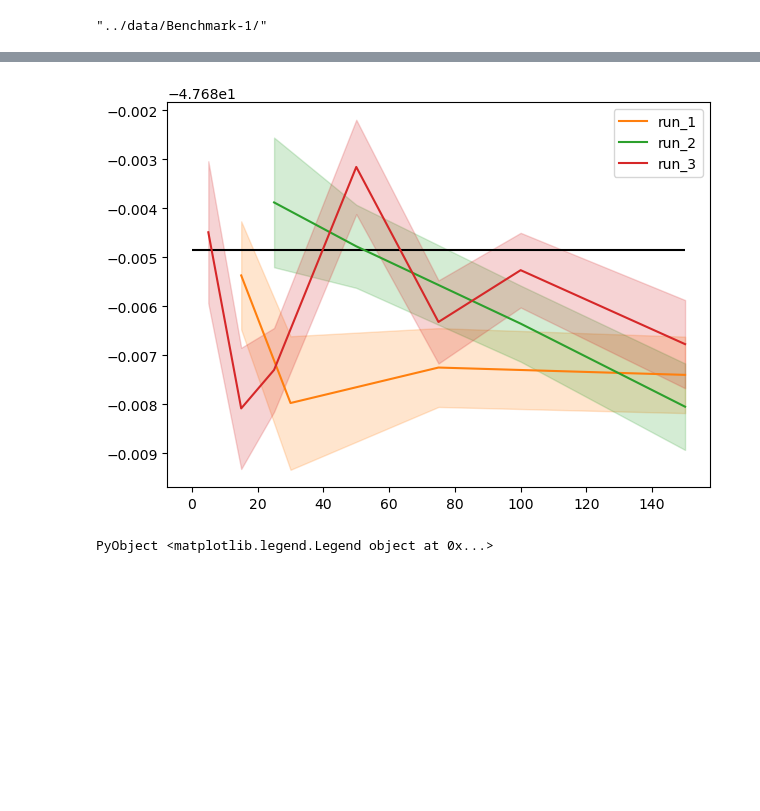
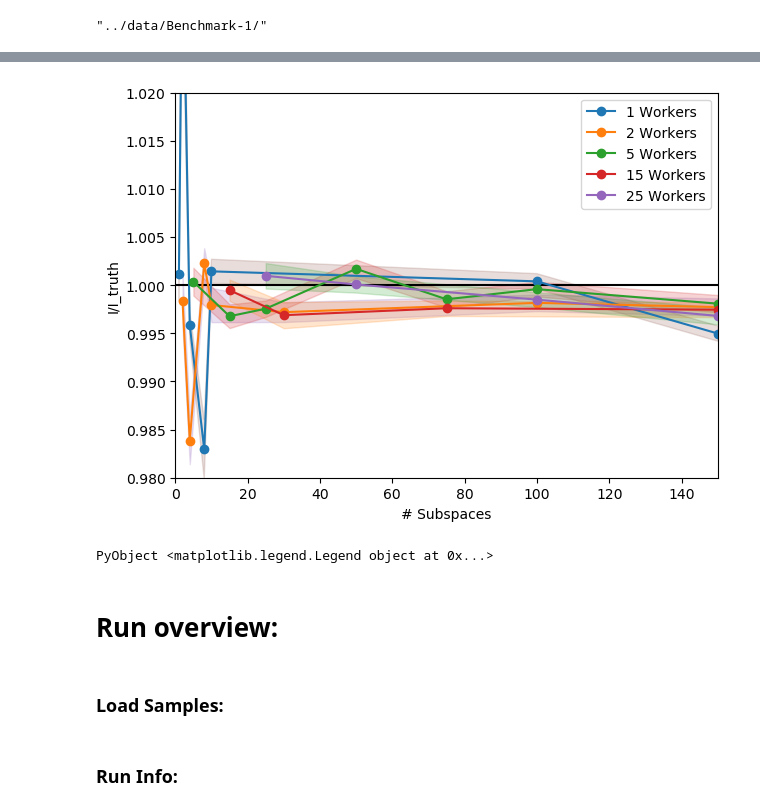
Before and after one commit to VasylHafych/Parallel_Sampling, a Jupyter notebook: notebooks/4-Analysis.ipynb, the cells around one changed output, grey strips where cells are left out. Saved outputs shown, nothing was run; the diff lists cells and outputs as text; code cells hidden in the pictures; blank space fills up the shorter version.

```diff
--- a/notebooks/4-Analysis.ipynb
+++ b/notebooks/4-Analysis.ipynb
@@ -123,4 +120,6 @@ plot_separated_timeline
 # %%
+prior = NamedTupleDist(a = [Uniform(-100,100) for i in 1:9]);
+
 function get_cpu_time(name)
     csvfile = CSV.File(name)
     tt = Table(csvfile)
@@ -139,6 +138,13 @@ function get_integrals(name)
     csvfile = CSV.File(name)
     tt = Table(csvfile)
     table = convert_to_typed_table(tt)
-    return log(sum(table.density_integral))
+    return exp(log(sum(table.density_integral)) + 47.684856298932324)
 end
+
+function get_nsamples(name)
+    csvfile = CSV.File(name)
+    tt = Table(csvfile)
+    table = convert_to_typed_table(tt)
+    return table.samples_ind[end][end]
+end
 # %% [output]
@@ -388,6 +155,8 @@ PyObject Text(0.5, 25.00000000000001, 'Wall-clock time [s]')
 names_1 = ["table1-1.csv", "table1-2.csv", "table1-3.csv", "table1-4.csv"]
 names_2 = ["table2-1.csv", "table2-2.csv", "table2-3.csv", "table2-4.csv"]
 names_3 = ["table3-1.csv", "table3-2.csv", "table3-3.csv", "table3-4.csv", "table3-5.csv", "table3-6.csv", "table3-7.csv"]
+names_4 = ["table4-1.csv", "table4-2.csv", "table4-3.csv", "table4-4.csv", "table4-5.csv", "table4-6.csv", "table4-7.csv"]
+names_5 = ["table5-1.csv", "table5-2.csv", "table5-3.csv", "table5-4.csv", "table5-5.csv", "table5-6.csv", "table5-7.csv"]
 
 path = "../data/Benchmark-1/"
 # %% [output]
@@ -462,18 +304,35 @@ PyObject <matplotlib.legend.Legend object at 0x...>
 # %%
 fig, ax = plt.subplots(1,1, figsize=(7,5))
 
-ax.plot(run_1.n_subsets, run_1.integral, color="C1", label="run_1")
+
+ax.plot(run_5.n_subsets, run_5.integral, "o-", color="C0", label="1 Workers")
+ax.fill_between(run_5.n_subsets,run_5.integral .- run_5.integral_err, run_5.integral .+ run_5.integral_err, alpha=0.2, color="C5", )
+
+ax.plot(run_4.n_subsets, run_4.integral, "o-", color="C1", label="2 Workers")
+ax.fill_between(run_4.n_subsets,run_4.integral .- run_4.integral_err, run_4.integral .+ run_4.integral_err, alpha=0.2, color="C4", )
+
+ax.plot(run_3.n_subsets, run_3.integral, "o-", color="C2", label="5 Workers")
+ax.fill_between(run_3.n_subsets,run_3.integral .- run_3.integral_err, run_3.integral .+ run_3.integral_err, alpha=0.2, color="C3", )
+
+ax.plot(run_1.n_subsets, run_1.integral, "o-", color="C3", label="15 Workers")
 ax.fill_between(run_1.n_subsets,run_1.integral .- run_1.integral_err, run_1.integral .+ run_1.integral_err, alpha=0.2, color="C1", )
 
-ax.plot(run_2.n_subsets, run_2.integral, color="C2",  label="run_2")
+ax.plot(run_2.n_subsets, run_2.integral, "o-", color="C4",  label="25 Workers")
 ax.fill_between(run_2.n_subsets,run_2.integral .- run_2.integral_err, run_2.integral .+ run_2.integral_err, alpha=0.2, color="C2", )
 
-ax.plot(run_3.n_subsets, run_3.integral, color="C3", label="run_3")
-ax.fill_between(run_3.n_subsets,run_3.integral .- run_3.integral_err, run_3.integral .+ run_3.integral_err, alpha=0.2, color="C3", )
+ax.hlines([1], 0, 150)
 
-ax.hlines([-47.684856298932324], 0, 150)
+ax.set_xlim(0,150)
+ax.set_ylim(0.98,1.02)
+
+ax.set_xlabel("# Subspaces")
+ax.set_ylabel("I/I_truth")
 
 ax.legend()
 # %% [output]
-[figure, old version]
+[figure, new version]
 PyObject <matplotlib.legend.Legend object at 0x...>
+# %% [markdown]
+# Run overview:
+# %% [markdown]
+### Load Samples:
@@ -479,0 +346,2 @@ PyObject <matplotlib.legend.Legend object at 0x...>
+# %% [markdown]
+### Run Info:
```
Also changed, not shown: parts of 77 cells of this notebook, 2 other files.
